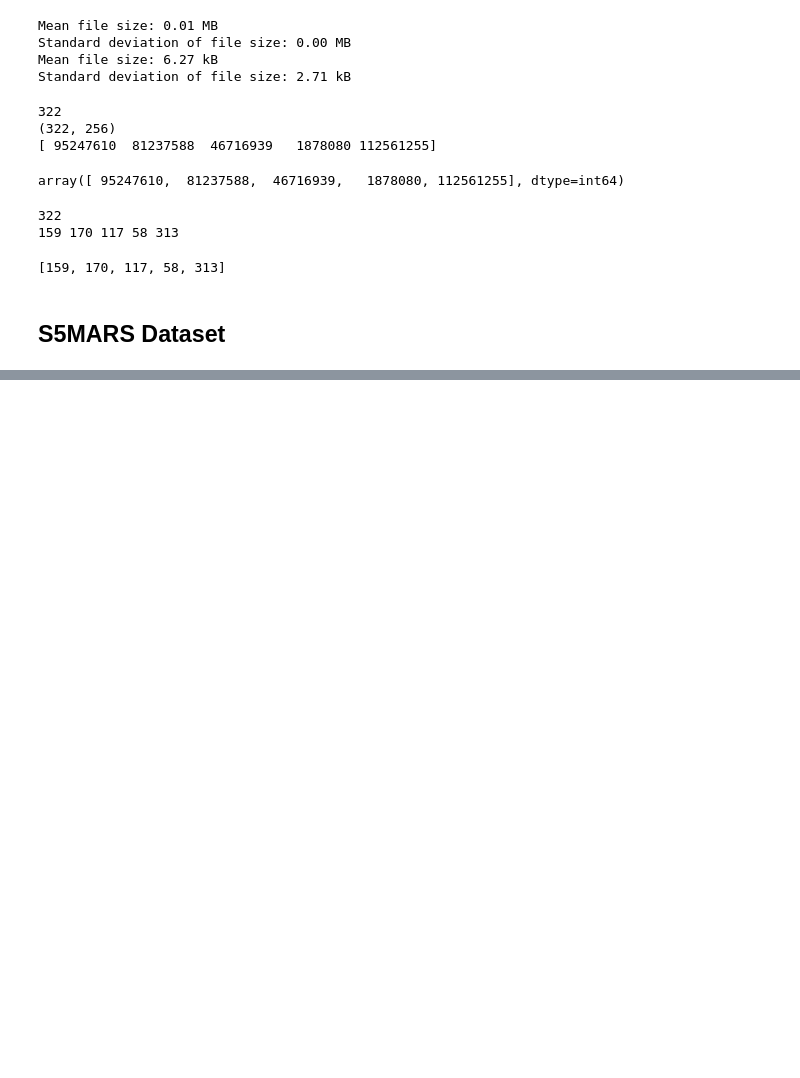
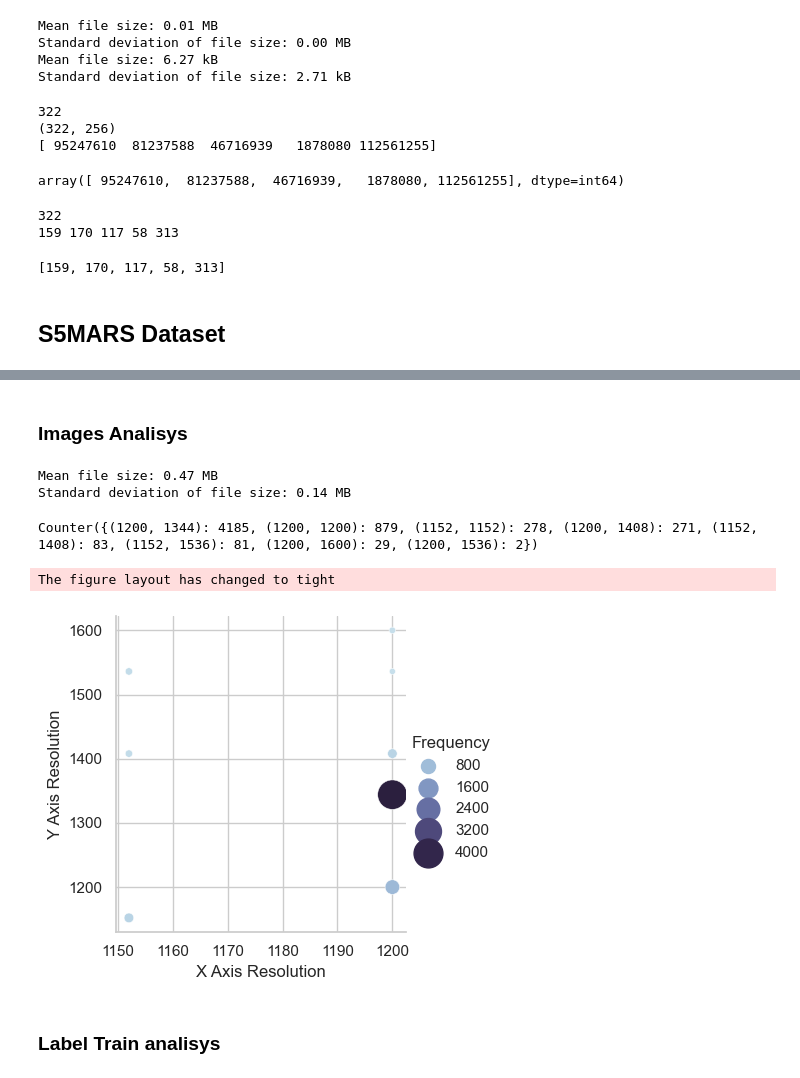
Before and after one commit to Coccoexe/AutonomousDrivingOnMars, a Jupyter notebook: src/dataset/analysis_and_exloration.ipynb, the cells around one changed output, grey strips where cells are left out. Saved outputs shown, nothing was run; the diff lists cells and outputs as text; code cells hidden in the pictures; blank space fills up the shorter version.

```diff
--- a/src/dataset/analysis_and_exloration.ipynb
+++ b/src/dataset/analysis_and_exloration.ipynb
@@ -406,0 +488,9 @@ count_image_with_labels(c_d_i_test)
+# %% [markdown]
+### Images Analisys
+# %%
+m,s = plot_size(path_s5_images)
+# %% [output]
+Mean file size: 0.47 MB
+Standard deviation of file size: 0.14 MB
+# %%
+c_d_s5, m_c_s5, sum_c_s5,r_s5 = get_color(path_s5_images,RGB = True, res=True)
@@ -406,0 +499,25 @@ count_image_with_labels(c_d_i_test)
+# %%
+import collections
+elements_count = collections.Counter(r_s5)
+print(elements_count)
+
+import seaborn as sns
+sns.set_theme(style="white")
+
+#make the elements count a dataframe columns=['X_Resolution', 'Y_Resolution', 'Count']
+df = pd.DataFrame(((k[0],k[1], v) for k, v in elements_count.items()), columns=['X Axis Resolution','Y Axis Resolution', 'Frequency'])
+df.head()
+
+import seaborn as sns
+sns.set_theme(style="whitegrid", palette="pastel")
+
+# Plot miles per gallon against horsepower with other semantics add contunous color no legend
+plot = sns.relplot(x="X Axis Resolution", y="Y Axis Resolution", size="Frequency",hue = "Frequency",
+            sizes=(20, 450), alpha=1, palette="ch:s=.25,rot=-.25",
+            height=4, data=df, legend=True)
+# %% [output]
+Counter({(1200, 1344): 4185, (1200, 1200): 879, (1152, 1152): 278, (1200, 1408): 271, (1152, 1408): 83, (1152, 1536): 81, (1200, 1600): 29, (1200, 1536): 2})
+The figure layout has changed to tight
+[figure, added]
+# %% [markdown]
+### Label Train analisys
```
Also changed, not shown: parts of 28 cells of this notebook, 30 other files.
